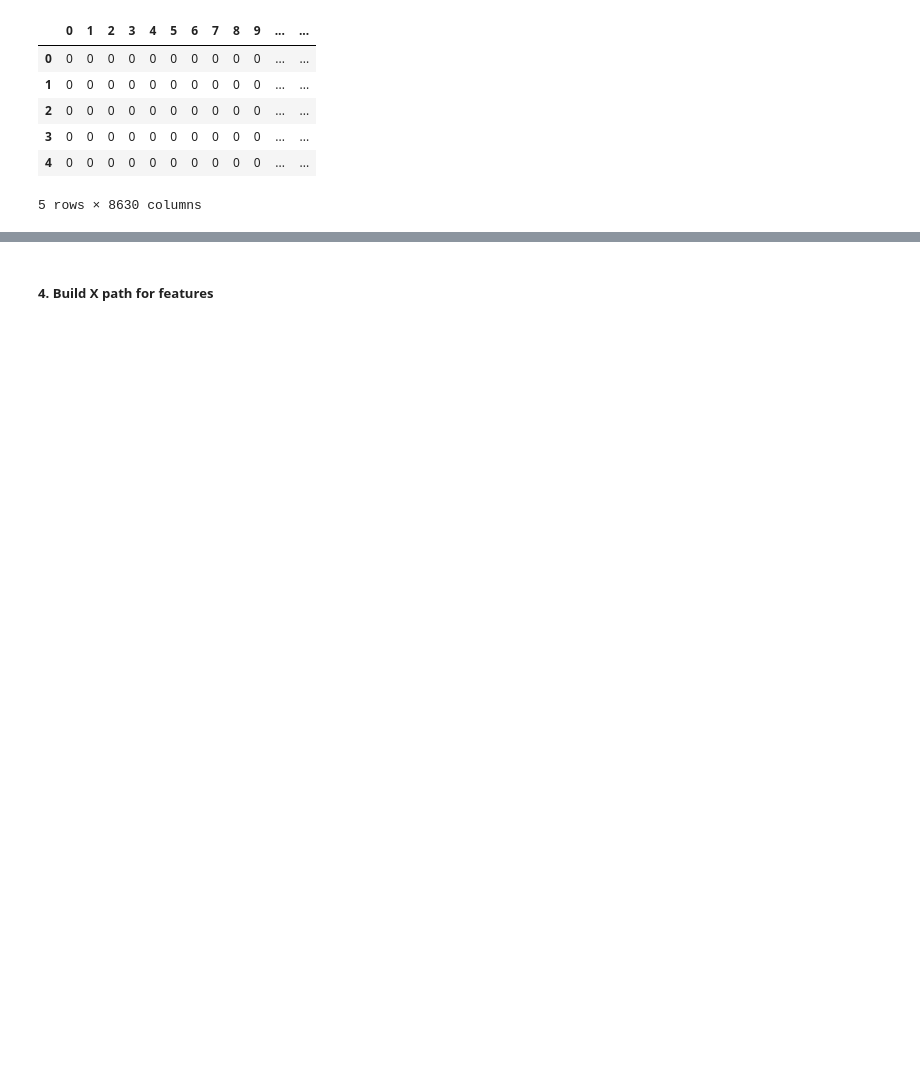
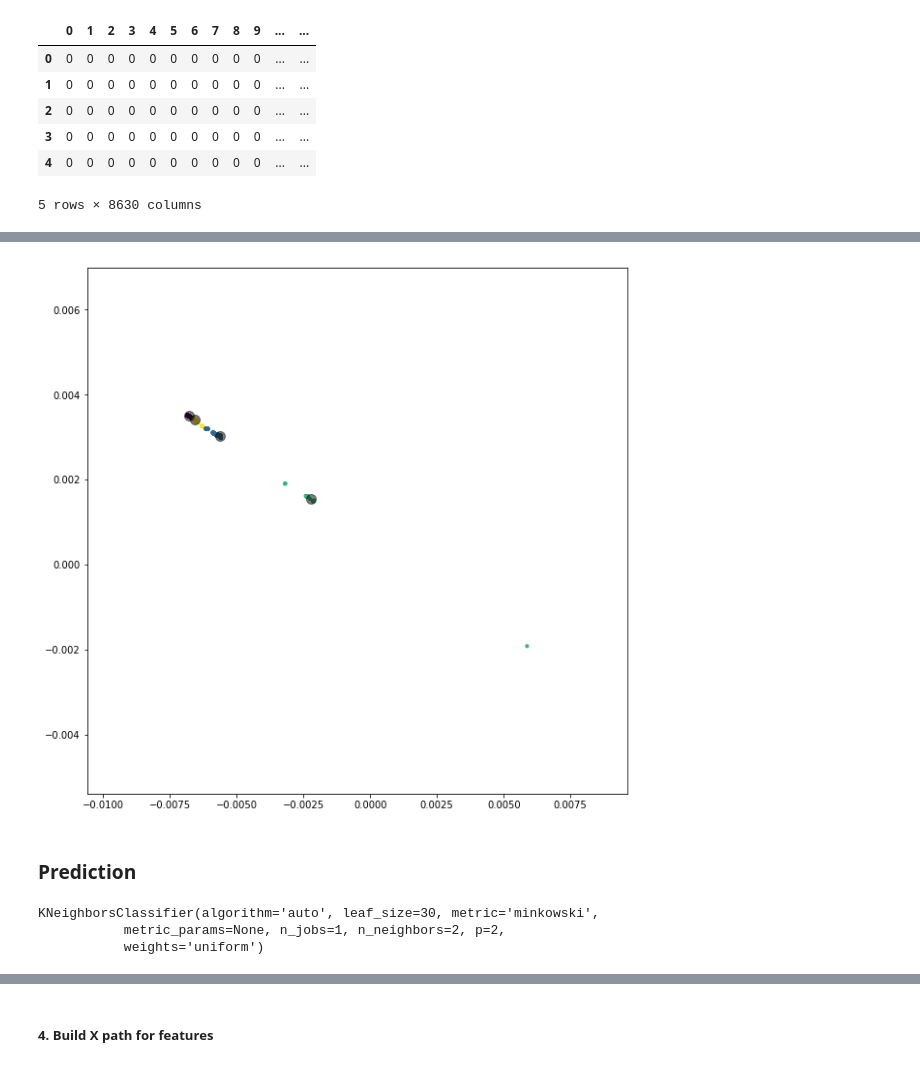
Before and after one commit to Smone5/XML_EHR_LABELS, a Jupyter notebook: XML_ML_Notebook.ipynb, the cells around one changed output, grey strips where cells are left out. Drawn from its saved outputs; the diff is of its cells as text; code cells hidden in the pictures; blank space fills up the shorter version.

```diff
--- a/XML_ML_Notebook.ipynb
+++ b/XML_ML_Notebook.ipynb
@@ -530,0 +473,18 @@ print (silhouette_score)
+# %%
+# create kmeans object
+kmeans = KMeans(n_clusters=4)
+# fit kmeans object to data
+kmeans.fit(fX)
+# print location of clusters learned by kmeans object
+#print(kmeans.cluster_centers_)
+# save new clusters for chart
+Z = kmeans.fit_predict(fX)
+
+plt.figure(figsize=(10,10))
+plt.scatter(fX[:, 0], fX[:, 1], c=Z, s=10, cmap='viridis')
+centers = kmeans.cluster_centers_
+plt.scatter(centers[:, 0], centers[:, 1], c='black', s=100, alpha=0.5);
+# %% [output]
+[figure, added]
+# %% [markdown]
+### Prediction
@@ -530,0 +495,8 @@ print (silhouette_score)
+# %%
+from sklearn.neighbors import KNeighborsClassifier
+neigh = KNeighborsClassifier(n_neighbors=2)
+neigh.fit(fX, Z)
+# %% [output]
+KNeighborsClassifier(algorithm='auto', leaf_size=30, metric='minkowski',
+           metric_params=None, n_jobs=1, n_neighbors=2, p=2,
+           weights='uniform')
```
Also changed, not shown: parts of 75 cells of this notebook, 5 other files.
